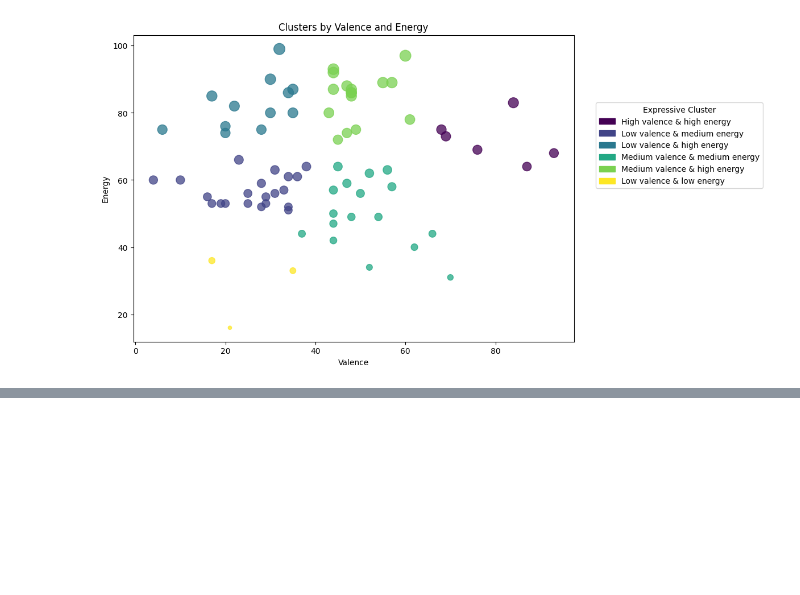
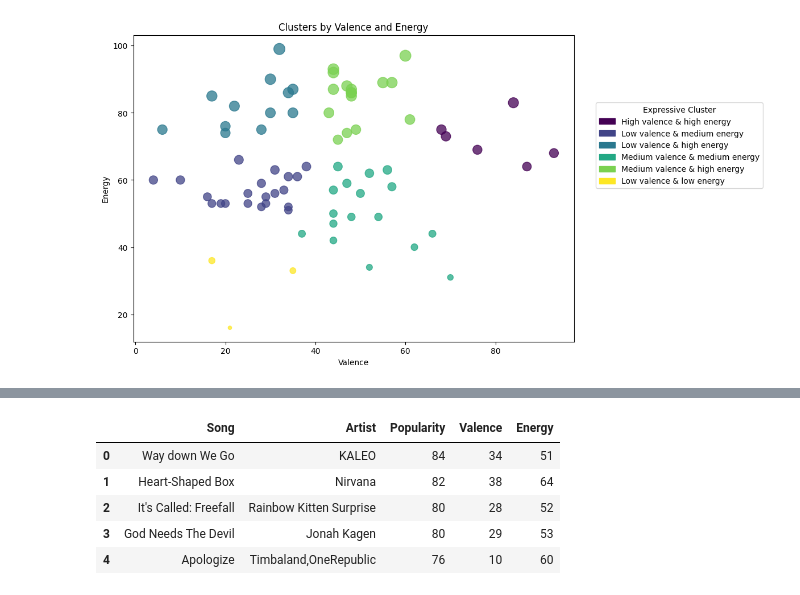
Before and after one commit to kaseymallette/playlist-analysis, a Jupyter notebook: analysis.ipynb, the cells around one changed output, grey strips where cells are left out. Drawn from its saved outputs; the diff is of its cells as text; code cells hidden in the pictures; blank space fills up the shorter version.

```diff
--- a/analysis.ipynb
+++ b/analysis.ipynb
@@ -234,0 +256,10 @@ plt.show()
+# %%
+# Cluster 1: Popular Songs
+get_popular_songs_by_cluster(df_model, cluster_num=1, top_n=5)
+# %% [output]
+|  | Song | Artist | Popularity | Valence | Energy |
+| 0 | Way down We Go | KALEO | 84 | 34 | 51 |
+| 1 | Heart-Shaped Box | Nirvana | 82 | 38 | 64 |
+| 2 | It's Called: Freefall | Rainbow Kitten Surprise | 80 | 28 | 52 |
+| 3 | God Needs The Devil | Jonah Kagen | 80 | 29 | 53 |
+| 4 | Apologize | Timbaland,OneRepublic | 76 | 10 | 60 |
```
Also changed, not shown: parts of 16 cells of this notebook, 6 other files.
